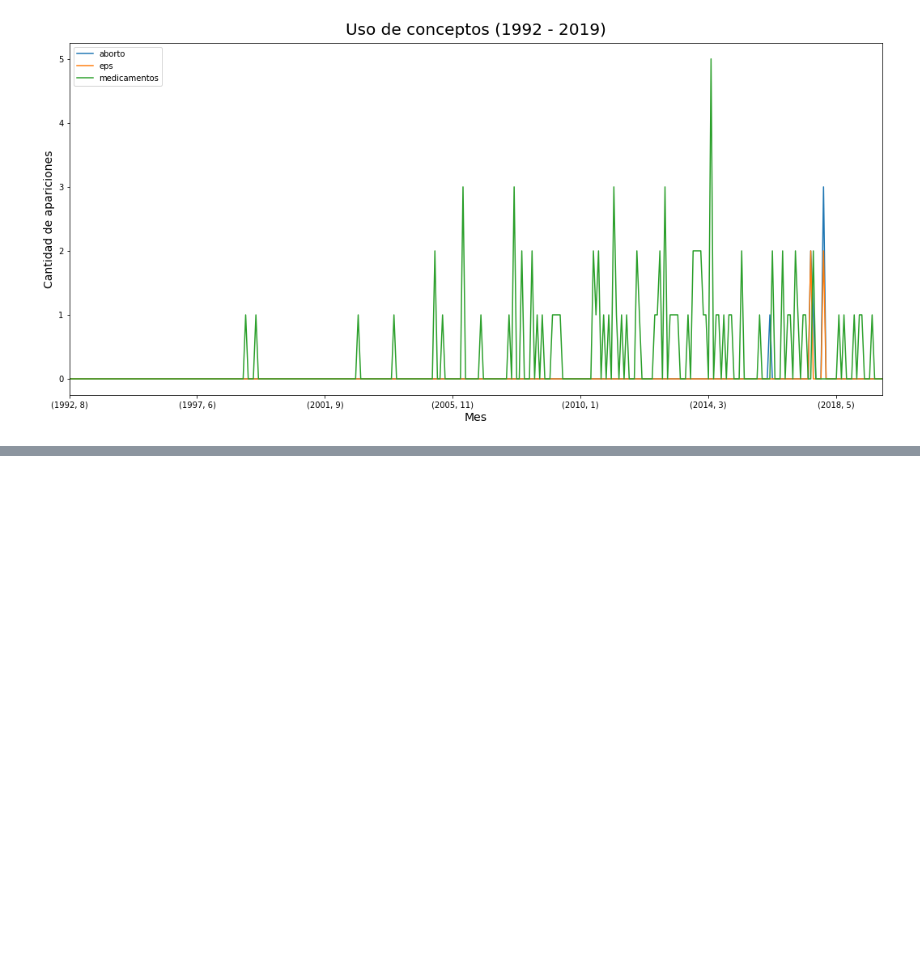
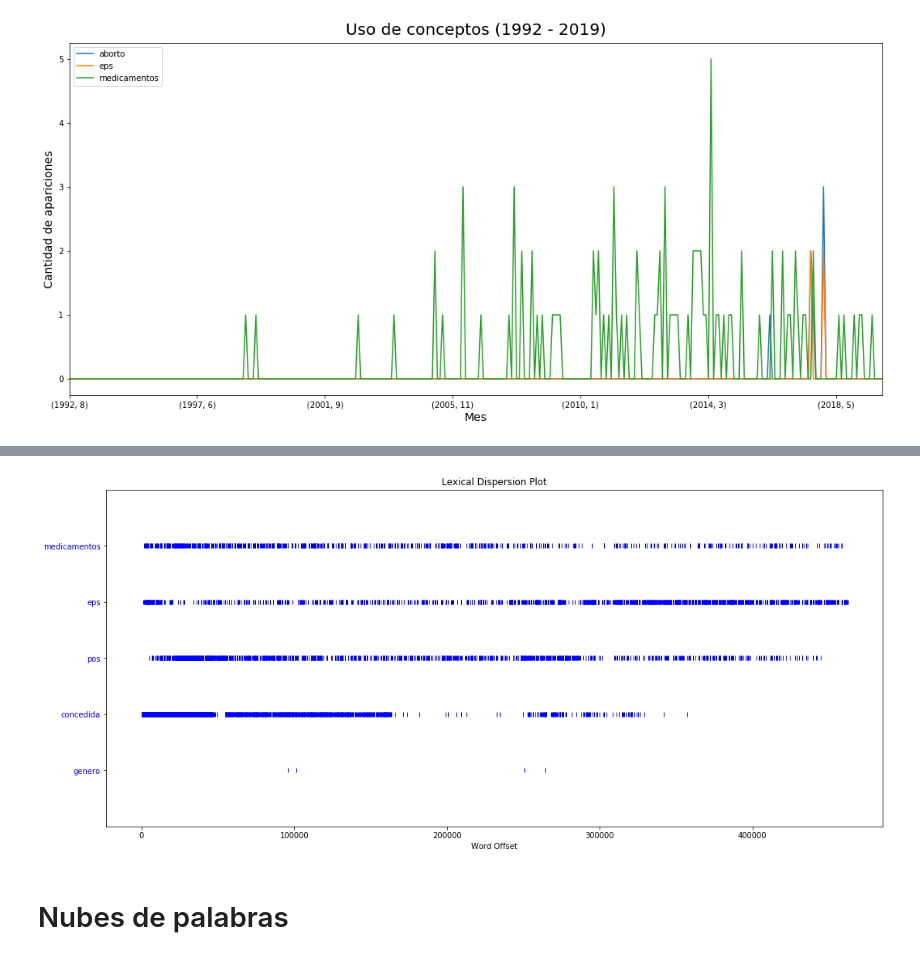
Before and after one commit to Juansemv/MCPP_juan.munoz, a Jupyter notebook: Proyecto final/Análisis de Tutelas.ipynb, the cells around one changed output, grey strips where cells are left out. Cells and saved outputs as stored; diff of their text form; code cells hidden in the pictures; blank space fills up the shorter version.

```diff
--- a/Proyecto final/Análisis de Tutelas.ipynb
+++ b/Proyecto final/Análisis de Tutelas.ipynb
@@ -389,0 +393,3 @@ plt.legend(['aborto','eps','medicamentos', 'enfermedades','morir', 'eutanasia',
+# %%
+#Tomo las tutelas sin puntuacion y las separo por un espacio, para tener todas las palabra de las Tutelas en un mismo str.
+Todas_Tutelas = Tutelas.Tutela_no_punt.str.cat(sep=' ')
@@ -389,0 +400,3 @@ plt.legend(['aborto','eps','medicamentos', 'enfermedades','morir', 'eutanasia',
+# %%
+#pong todo en minúscula
+Todas_Tutelas = Todas_Tutelas.lower()
@@ -389,0 +434,3 @@ plt.legend(['aborto','eps','medicamentos', 'enfermedades','morir', 'eutanasia',
+# %%
+tutelas_nltk = nltk.Text(Todas_Tutelas.split())  # Se pasa el texto de las tutelas, de lista, a formato nltk.Text
+tutelas_nltk
@@ -389,0 +552,4 @@ plt.legend(['aborto','eps','medicamentos', 'enfermedades','morir', 'eutanasia',
+# %%
+tutelas_nltk.dispersion_plot(["medicamentos","eps","pos","concedida", "genero"])
+# %% [output]
+[figure, added]
@@ -389,0 +567,2 @@ plt.legend(['aborto','eps','medicamentos', 'enfermedades','morir', 'eutanasia',
+# %% [markdown]
+# Nubes de palabras
```
Also changed, not shown: parts of 24 cells of this notebook, 6 other files.
